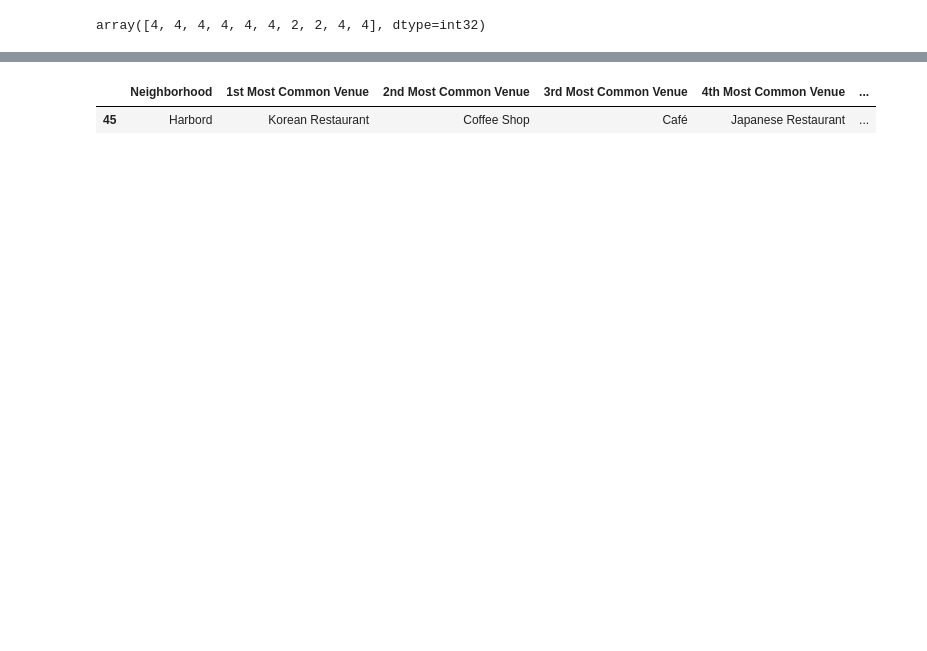
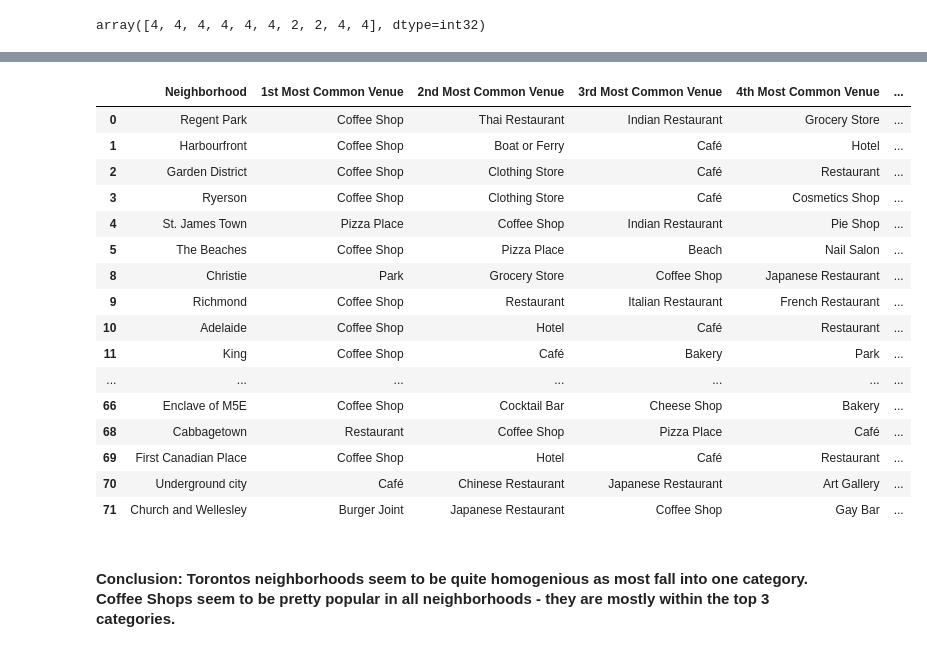
Before and after one commit to DarkGreenFrog/Coursera-Capstone-Project, a Jupyter notebook: CourseraCapstone-Week3-Assignment.ipynb, the cells around one changed output, grey strips where cells are left out. Drawn from its saved outputs; the diff is of its cells as text; code cells hidden in the pictures; blank space fills up the shorter version.

```diff
--- a/CourseraCapstone-Week3-Assignment.ipynb
+++ b/CourseraCapstone-Week3-Assignment.ipynb
@@ -105,6 +105,9 @@ df_tnbh.shape
 # %%
 # The code was removed by Watson Studio for sharing.
 # %%
+# Google API key
+API_key = 'AIzaSyASiIfKbBdBgTJaTTxO5X9pNBd4j-5lVsM'
+
 # Add 2 empty columns to the dataframe for geodata
 df_tnbh['Latitude'] =''
 df_tnbh['Longitude'] = ''
@@ -273,6 +276,11 @@ map_toronto
 # %%
 # The code was removed by Watson Studio for sharing.
 # %%
+# Set Foursquare credentials
+CLIENT_ID = 'W52YQTZIGFNTF5TK2DLKBGHJRKJZF12ORH10G0UAG5MIMAYW' # your Foursquare ID
+CLIENT_SECRET = 'IOLIX4VL3TCVRSFGPA5LMSXWBRUPIPVL4GJTCMBPHOMS0QLG' # your Foursquare Secret
+VERSION = '20180605' # Foursquare API version
+
 # Function to get location data from Foursquare for all neighborhoods
 def getNearbyVenues(names, latitudes, longitudes, radius=500):
 
@@ -535,7 +555,24 @@ map_clusters
 [interactive output not drawn]
 # %%
 # Examine cluster 1 as an example
-toronto_merged.loc[toronto_merged['Cluster Labels'] == 0, toronto_merged.columns[[1] + list(range(5, toronto_merged.shape[1]))]]
+toronto_merged.loc[toronto_merged['Cluster Labels'] == 4, toronto_merged.columns[[1] + list(range(5, toronto_merged.shape[1]))]]
 # %% [output]
 |  | Neighborhood | 1st Most Common Venue | 2nd Most Common Venue | 3rd Most Common Venue | 4th Most Common Venue | ... |
-| 45 | Harbord | Korean Restaurant | Coffee Shop | Café | Japanese Restaurant | ... |
+| 0 | Regent Park | Coffee Shop | Thai Restaurant | Indian Restaurant | Grocery Store | ... |
+| 1 | Harbourfront | Coffee Shop | Boat or Ferry | Café | Hotel | ... |
+| 2 | Garden District | Coffee Shop | Clothing Store | Café | Restaurant | ... |
+| 3 | Ryerson | Coffee Shop | Clothing Store | Café | Cosmetics Shop | ... |
+| 4 | St. James Town | Pizza Place | Coffee Shop | Indian Restaurant | Pie Shop | ... |
+| 5 | The Beaches | Coffee Shop | Pizza Place | Beach | Nail Salon | ... |
+| 8 | Christie | Park | Grocery Store | Coffee Shop | Japanese Restaurant | ... |
+| 9 | Richmond | Coffee Shop | Restaurant | Italian Restaurant | French Restaurant | ... |
+| 10 | Adelaide | Coffee Shop | Hotel | Café | Restaurant | ... |
+| 11 | King | Coffee Shop | Café | Bakery | Park | ... |
+| ... | ... | ... | ... | ... | ... | ... |
+| 66 | Enclave of M5E | Coffee Shop | Cocktail Bar | Cheese Shop | Bakery | ... |
+| 68 | Cabbagetown | Restaurant | Coffee Shop | Pizza Place | Café | ... |
+| 69 | First Canadian Place | Coffee Shop | Hotel | Café | Restaurant | ... |
+| 70 | Underground city | Café | Chinese Restaurant | Japanese Restaurant | Art Gallery | ... |
+| 71 | Church and Wellesley | Burger Joint | Japanese Restaurant | Coffee Shop | Gay Bar | ... |
+# %% [markdown]
+#### Conclusion: Torontos neighborhoods seem to be quite homogenious as most fall into one category. Coffee Shops seem to be pretty popular in all neighborhoods - they are mostly within the top 3 categories.
```
Also changed, not shown: parts of 7 cells of this notebook.
